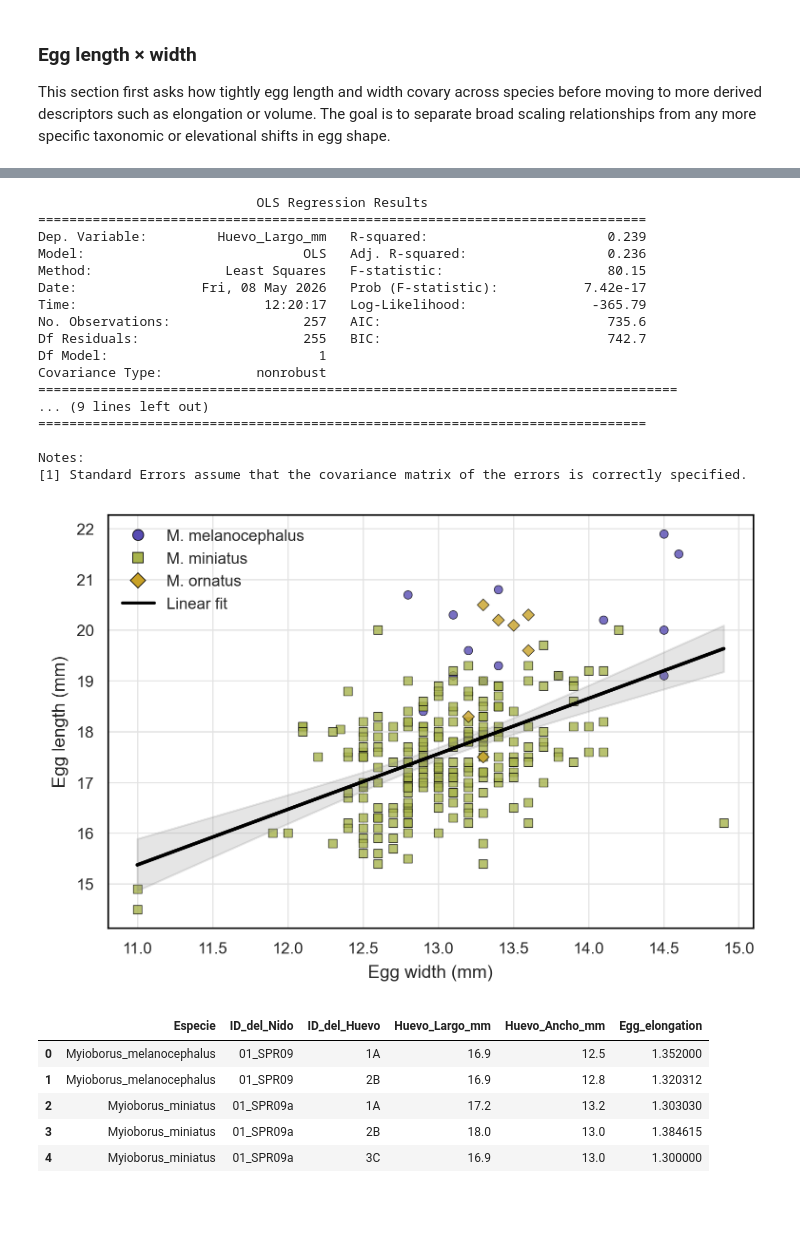
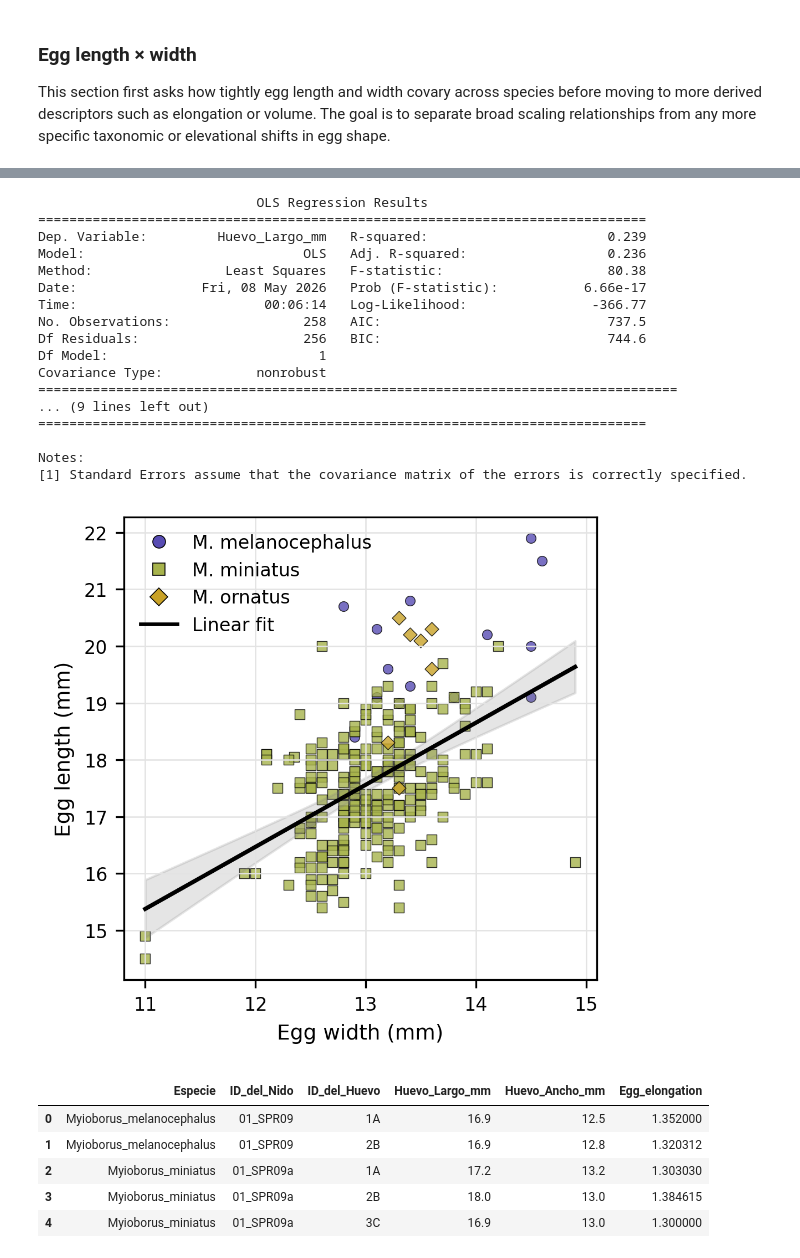
Before and after one commit to jorgelizarazo94/Myiborus_nests, a Jupyter notebook: Supplementary_1.ipynb, the cells around one changed output, grey strips where cells are left out. Drawn from its saved outputs; the diff is of its cells as text; code cells hidden in the pictures; blank space fills up the shorter version.

```diff
--- a/Supplementary_1.ipynb
+++ b/Supplementary_1.ipynb
@@ -1219,7 +1219,7 @@ legend_fontsize = 8
 paper_facecolor = "white"
 grid_color = "#E3E3E3"
 
-fig, ax = plt.subplots(figsize=(5, 2.35), dpi=300, constrained_layout=True)
+fig, ax = plt.subplots(figsize=(3.15, 3.25), dpi=300, constrained_layout=True)
 fig.patch.set_facecolor(paper_facecolor)
 ax.set_facecolor(paper_facecolor)
 
@@ -1793,11 +1794,11 @@ print(egg_lm.summary())
 ==============================================================================
 Dep. Variable:         Huevo_Largo_mm   R-squared:                       0.239
 Model:                            OLS   Adj. R-squared:                  0.236
-Method:                 Least Squares   F-statistic:                     80.15
-Date:                Fri, 08 May 2026   Prob (F-statistic):           7.42e-17
-Time:                        12:20:17   Log-Likelihood:                -365.79
-No. Observations:                 257   AIC:                             735.6
-Df Residuals:                     255   BIC:                             742.7
+Method:                 Least Squares   F-statistic:                     80.38
+Date:                Fri, 08 May 2026   Prob (F-statistic):           6.66e-17
+Time:                        00:06:14   Log-Likelihood:                -366.77
+No. Observations:                 258   AIC:                             737.5
+Df Residuals:                     256   BIC:                             744.6
 Df Model:                           1
 Covariance Type:            nonrobust
 ==================================================================================
@@ -1822,7 +1823,7 @@ species_colors = {
     "Myioborus_ornatus": "#C9A227",
 }
 
-fig, ax = plt.subplots(figsize=(5, 3.35), dpi=300, constrained_layout=True)
+fig, ax = plt.subplots(figsize=(3.35, 3.25), dpi=300, constrained_layout=True)
 fig.patch.set_facecolor(paper_facecolor)
 ax.set_facecolor(paper_facecolor)
 
@@ -1865,34 +1866,34 @@ for spine in ax.spines.values():
 
 legend_elements = [
     Line2D(
         [0], [0],
         marker=species_markers[sp],
         linestyle="None",
         markersize=5.5,
         markerfacecolor=species_colors.get(sp, "gray"),
         markeredgecolor="black",
         markeredgewidth=0.4,
         color="none",
         label=species_labels[sp],
     )
     for sp in species_order_plot
 ]
 legend_elements.append(
     Line2D(
         [0], [0],
         linestyle="-",
         linewidth=1.6,
         color="black",
         label="Linear fit",
     )
 )
 
 ax.legend(handles=legend_elements, frameon=False, fontsize=legend_fontsize, loc="best")
 
 fig.savefig("Figures/Myioborus_egg_vs_sp.png", dpi=300, facecolor=paper_facecolor, bbox_inches="tight")
 plt.show()
 # %% [output]
-[figure, old version]
+[figure, new version]
 # %%
 from scipy.stats import pearsonr, kruskal
 import statsmodels.formula.api as smf
```
Also changed, not shown: parts of 13 cells of this notebook, 3 other files.
